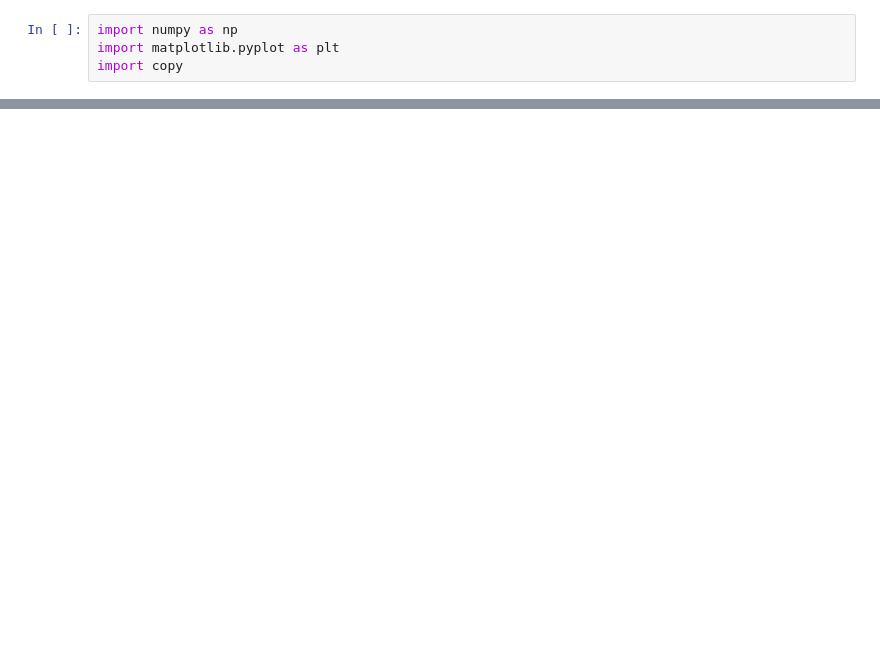
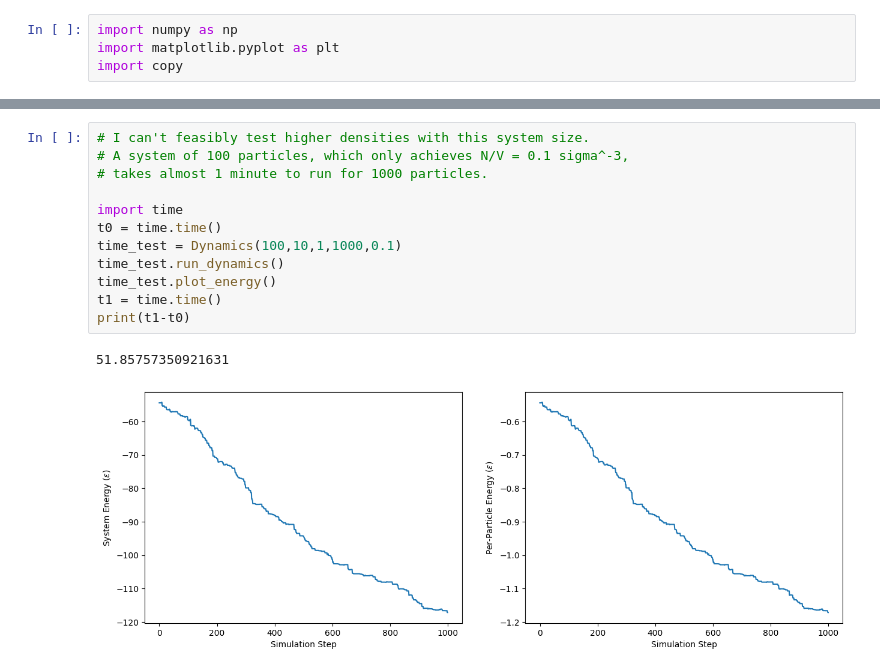
Before and after one commit to djbell01/563-DawsonBell, a Jupyter notebook: MC_Project.ipynb, the cells around one changed output, grey strips where cells are left out. Cells and saved outputs as stored; diff of their text form; blank space fills up the shorter version.

```diff
--- a/MC_Project.ipynb
+++ b/MC_Project.ipynb
@@ -112,0 +143,15 @@ plt.plot(d.energies)
+# %%
+# I can't feasibly test higher densities with this system size.
+# A system of 100 particles, which only achieves N/V = 0.1 sigma^-3,
+# takes almost 1 minute to run for 1000 particles.
+
+import time
+t0 = time.time()
+time_test = Dynamics(100,10,1,1000,0.1)
+time_test.run_dynamics()
+time_test.plot_energy()
+t1 = time.time()
+print(t1-t0)
+# %% [output]
+51.85757350921631
+[figure, added]
```
Also changed, not shown: parts of 10 cells of this notebook.
